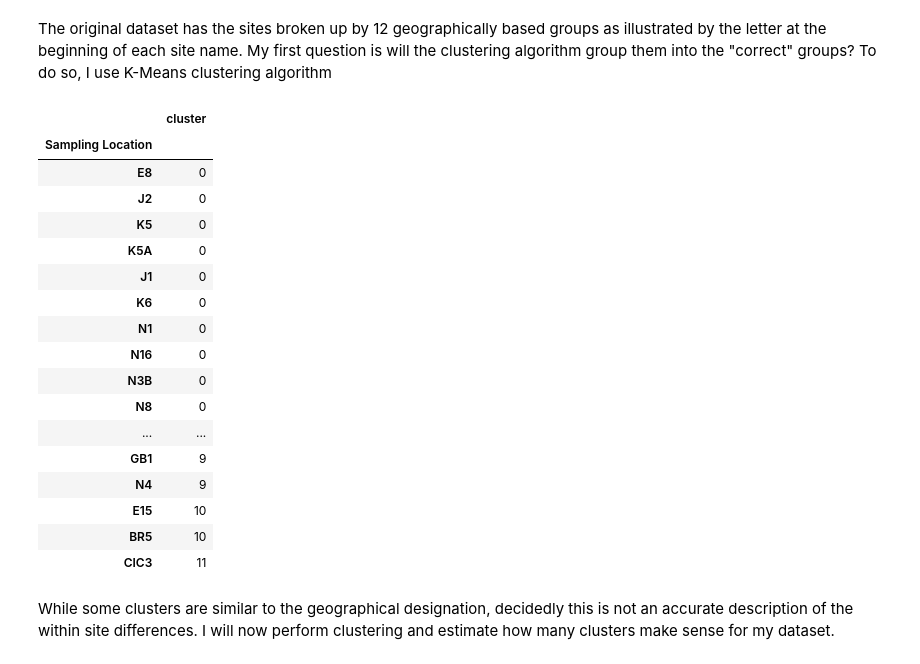
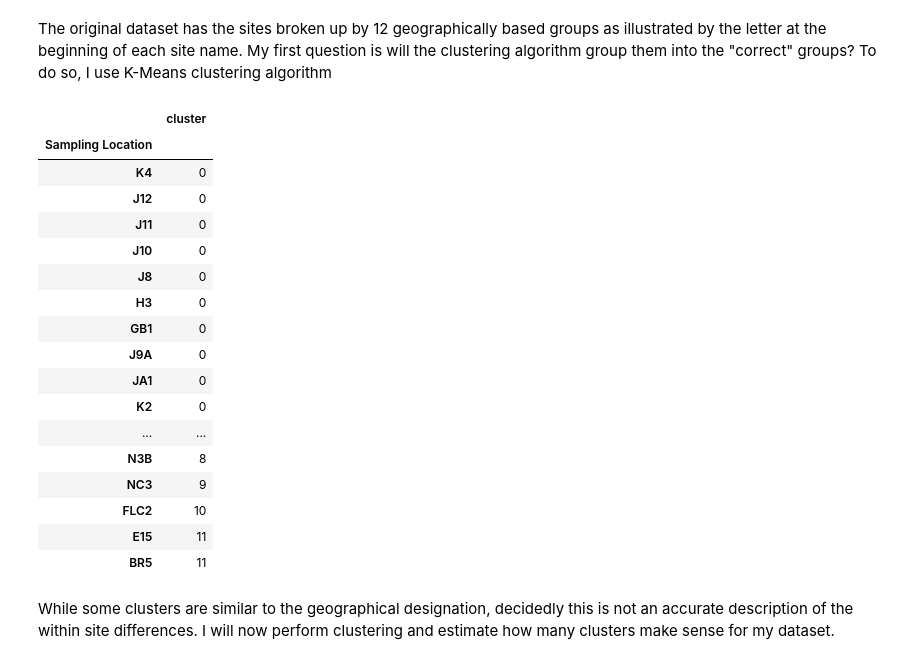
Before and after one commit to dradamski/capstone-two, a Jupyter notebook: notebooks/In Depth Analysis.ipynb, the cells around one changed output. Saved outputs shown, nothing was run; the diff lists cells and outputs as text; code cells hidden in the pictures.

```diff
--- a/notebooks/In Depth Analysis.ipynb
+++ b/notebooks/In Depth Analysis.ipynb
@@ -376,32 +186,36 @@ All three of these variables are predicted with ~75% accuracy.
 I want to cluster the different sampling sites. This information in conjunction with the list of highly connected sites may help me identify which sites may have the best predictive qualities. I am going to use a dataframe similar to the `site_fail_df` from earlier to perform this.
 # %%
 cluster_df = wq_df.groupby('Sampling Location').mean().drop(columns=['Month', 'Lat', 'Long'])
+# %%
+cluster_x = cluster_df.loc[:,cluster_df.columns != 'Top Active Chlorophyll \'A\' (µg/L) Failure']
+cluster_y = cluster_df.loc[:, 'Top Active Chlorophyll \'A\' (µg/L) Failure']
 # %% [markdown]
 The original dataset has the sites broken up by 12 geographically based groups as illustrated by the letter at the beginning of each site name. My first question is will the clustering algorithm group them into the "correct" groups? To do so, I use K-Means clustering algorithm
 # %%
 from sklearn.cluster import KMeans
-kmeansModel = KMeans(n_clusters=12).fit(cluster_df)
+
+kmeansModel = KMeans(n_clusters=12).fit(cluster_x, cluster_y)
 cluster_df['cluster'] = kmeansModel.labels_
 cluster_df[['cluster']].sort_values('cluster')
 # %% [output]
 |  | cluster |
 | Sampling Location |  |
-| E8 | 0 |
-| J2 | 0 |
-| K5 | 0 |
-| K5A | 0 |
-| J1 | 0 |
-| K6 | 0 |
-| N1 | 0 |
-| N16 | 0 |
-| N3B | 0 |
-| N8 | 0 |
+| K4 | 0 |
+| J12 | 0 |
+| J11 | 0 |
+| J10 | 0 |
+| J8 | 0 |
+| H3 | 0 |
+| GB1 | 0 |
+| J9A | 0 |
+| JA1 | 0 |
+| K2 | 0 |
 | ... | ... |
-| GB1 | 9 |
-| N4 | 9 |
-| E15 | 10 |
-| BR5 | 10 |
-| CIC3 | 11 |
+| N3B | 8 |
+| NC3 | 9 |
+| FLC2 | 10 |
+| E15 | 11 |
+| BR5 | 11 |
 # %% [markdown]
 While some clusters are similar to the geographical designation, decidedly this is not an accurate description of the within site differences. I will now perform clustering and estimate how many clusters make sense for my dataset.
 # %%
```
Also changed, not shown: parts of 31 cells of this notebook.
